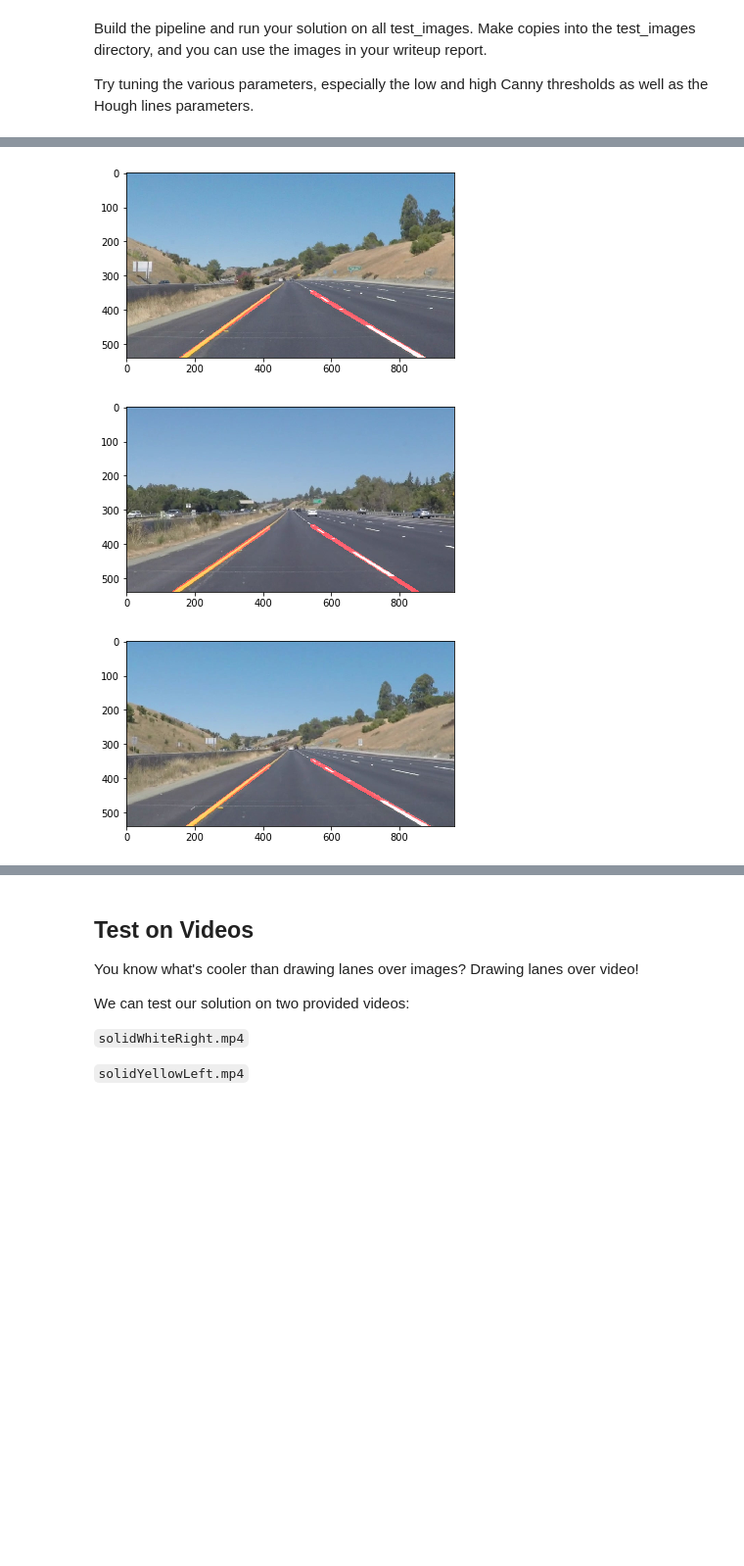
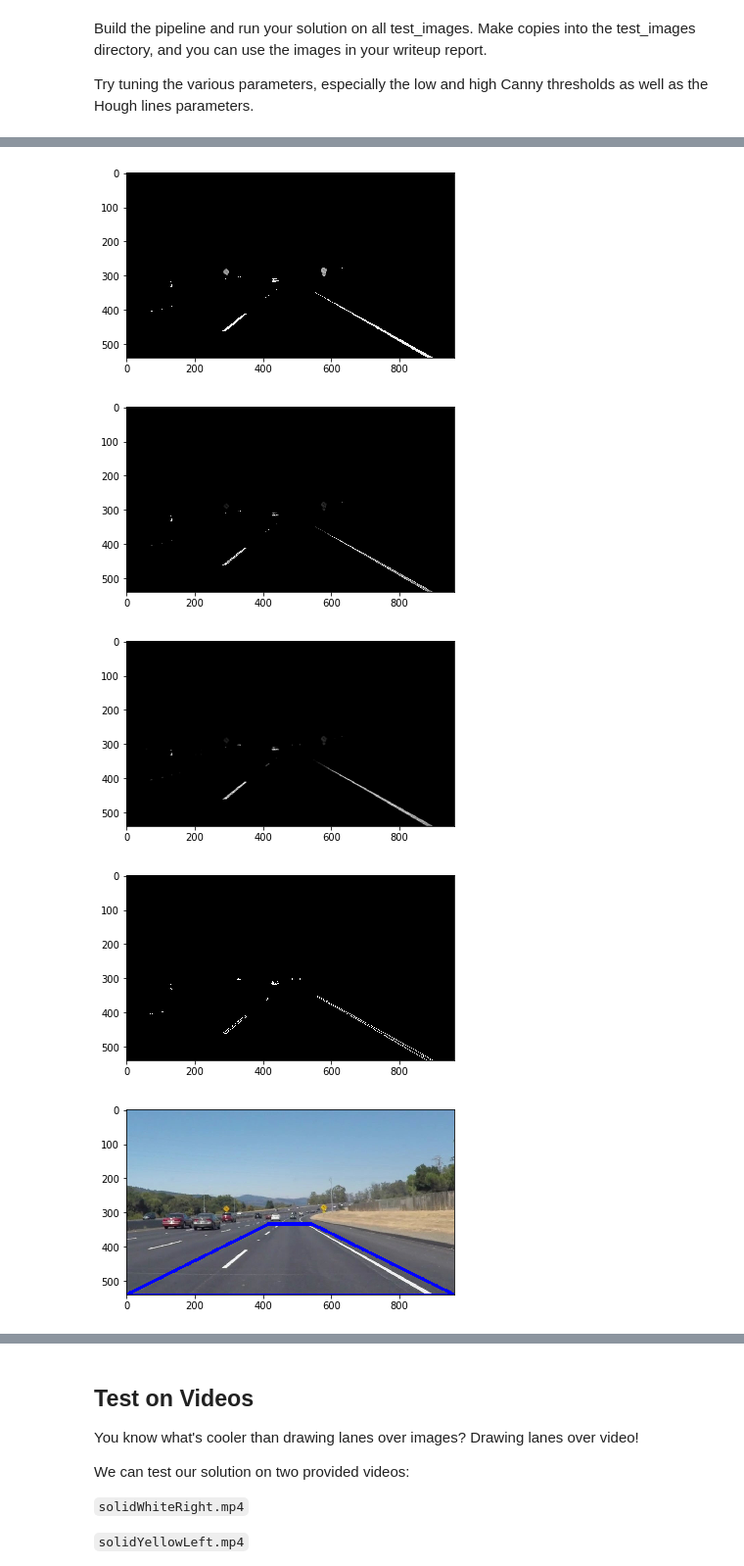
Before and after one commit to Blitzman/CarND-LaneLines-P1, a Jupyter notebook: P1.ipynb, the cells around one changed output, grey strips where cells are left out. Shown at 98% size. Saved outputs shown, nothing was run; the diff lists cells and outputs as text; code cells hidden in the pictures; blank space fills up the shorter version.

```diff
--- a/P1.ipynb
+++ b/P1.ipynb
@@ -95,6 +95,11 @@ def intensity_threshold(img, gray_threshold):
     threshold = img[:,:] < gray_threshold
     img[threshold] = 0
     return img
+
+def mask_color_hsv(image_hsv, image, lower, upper):
+    mask = cv2.inRange(image_hsv, lower, upper)
+    image_masked = cv2.bitwise_and(image, image, mask = mask)
+    return image_masked
 
 def canny(img, low_threshold, high_threshold):
     """Applies the Canny transform"""
@@ -232,8 +237,11 @@ Try tuning the various parameters, especially the low and high Canny thresholds
 # TODO: Build your pipeline that will draw lane lines on the test_images
 # then save them to the test_images directory.
 
-def process_image (image, show_output = False,
-                   gray_threshold = 200,
+def process_image (image, show_output = True,
+                   mask_lower_white = np.array([0,0,223]),
+                   mask_upper_white = np.array([255, 32, 255]),
+                   mask_lower_yellow = np.array([20, 100, 100]),
+                   mask_upper_yellow = np.array([30, 255, 255]),
                    gaussian_kernel_size = 5,
                    gaussian_iterations = 5,
                    canny_low_threshold = 50,
@@ -248,37 +256,32 @@ def process_image (image, show_output = False,
         plt.figure()
         plt.imshow(image)
 
+    # Convert to HSV for white/yellow masking
     image_hsv = cv2.cvtColor(image, cv2.COLOR_RGB2HSV)
 
-    sensitivity_white = 32
-    lower_white = np.array([0,0,255-sensitivity_white])
-    upper_white = np.array([255,sensitivity_white,255])
-
-    mask = cv2.inRange(image_hsv, lower_white, upper_white)
-    image_white = cv2.bitwise_and(image, image, mask = mask)
+    # Mask white
+    image_white = mask_color_hsv(image_hsv, image, mask_lower_white, mask_upper_white)
 
     if (show_output):
         plt.figure()
         plt.imshow(image_white)
 
-    sensitivity_yellow = 32
-    lower_yellow = np.array([20, 100, 100])
-    upper_yellow = np.array([30, 255, 255])
-
-    mask = cv2.inRange(image_hsv, lower_yellow, upper_yellow)
-    image_yellow = cv2.bitwise_and(image, image, mask = mask)
+    # Mask yellow
+    image_yellow = mask_color_hsv(image_hsv, image, mask_lower_yellow, mask_upper_yellow)
 
     if (show_output):
         plt.figure()
         plt.imshow(image_yellow)
 
+    # Combine both masks
     gray = grayscale(image_white + image_yellow)
 
     if (show_output):
         plt.figure()
         plt.imshow(gray, cmap='gray')
 
-    #gray = intensity_threshold(gray, gray_threshold)
+    # Histogram Equalization
+    gray = cv2.equalizeHist(gray)
 
     if (show_output):
         plt.figure()
@@ -300,7 +303,6 @@ def process_image (image, show_output = False,
 
     # Mask Canny edges using a polygonal ROI
     imshape = image.shape
-    #vertices = np.array([[(0,imshape[0]),(450, 320), (490, 320), (imshape[1],imshape[0])]], dtype=np.int32)
     vertices = np.array([[(0,imshape[0]),(imshape[1]/2 - 64, imshape[0]/2 + 64), (imshape[1]/2 + 64, imshape[0]/2 +64), (imshape[1],imshape[0])]], dtype=np.int32)
     masked_edges = region_of_interest(edges, vertices)
 
@@ -332,7 +334,7 @@ def process_image (image, show_output = False,
     fitted_lines_img = np.zeros((image.shape[0], image.shape[1], 3), dtype=np.uint8)
     draw_lines_fit(fitted_lines_img, filtered_lines)
 
-    # Draw the lines on the edge image
+    # Combine input with fitted lines for annotation
     result = weighted_img(image, fitted_lines_img)
 
     if (show_output):
@@ -360,3 +362,5 @@ whiteCarLaneSwitch.jpg
-[figure, old version]
+[figure, new version]
-[figure, old version]
+[figure, new version]
-[figure, old version]
+[figure, new version]
+[figure, added]
+[figure, added]
```
Also changed, not shown: parts of 1 cell of this notebook.
